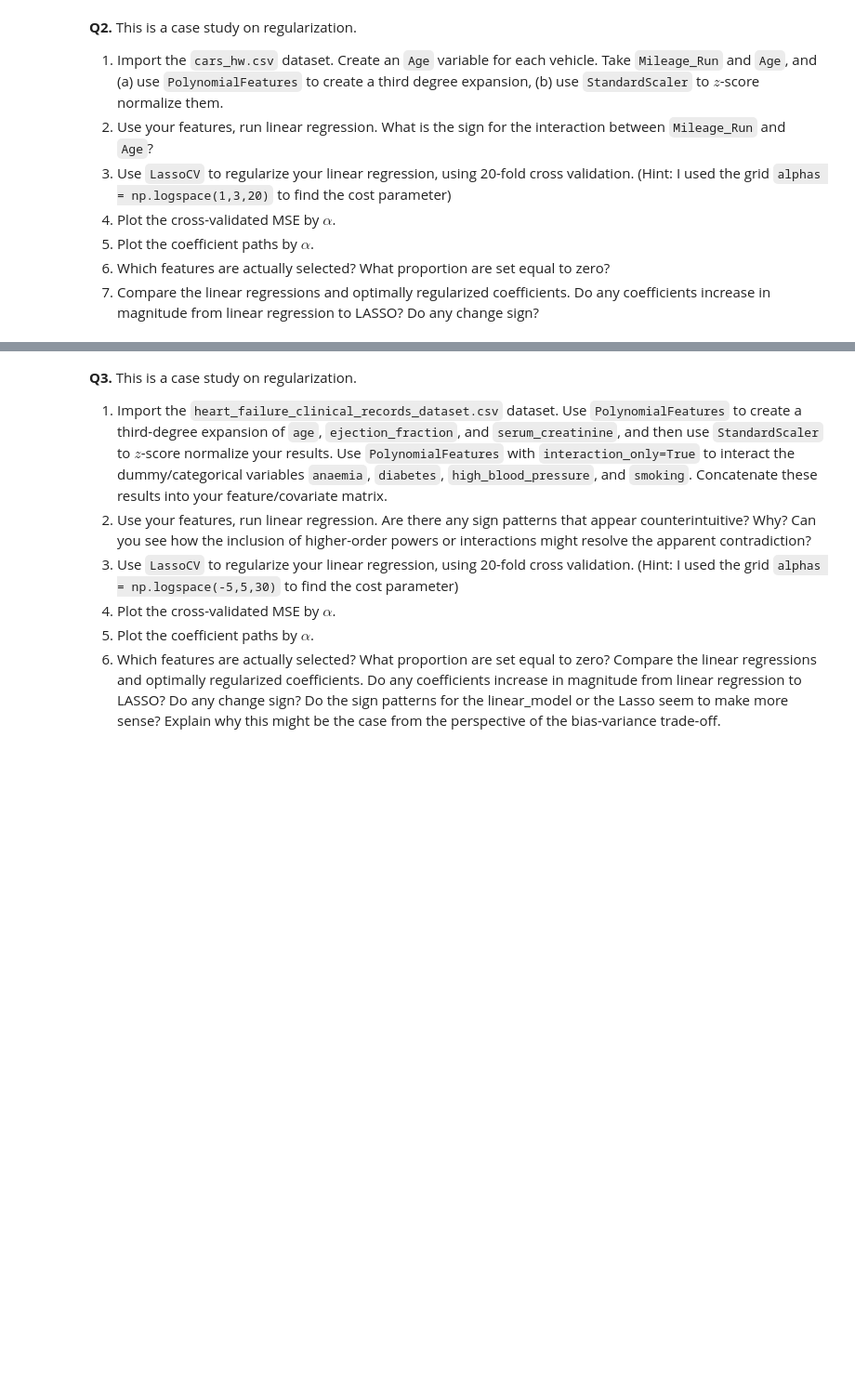
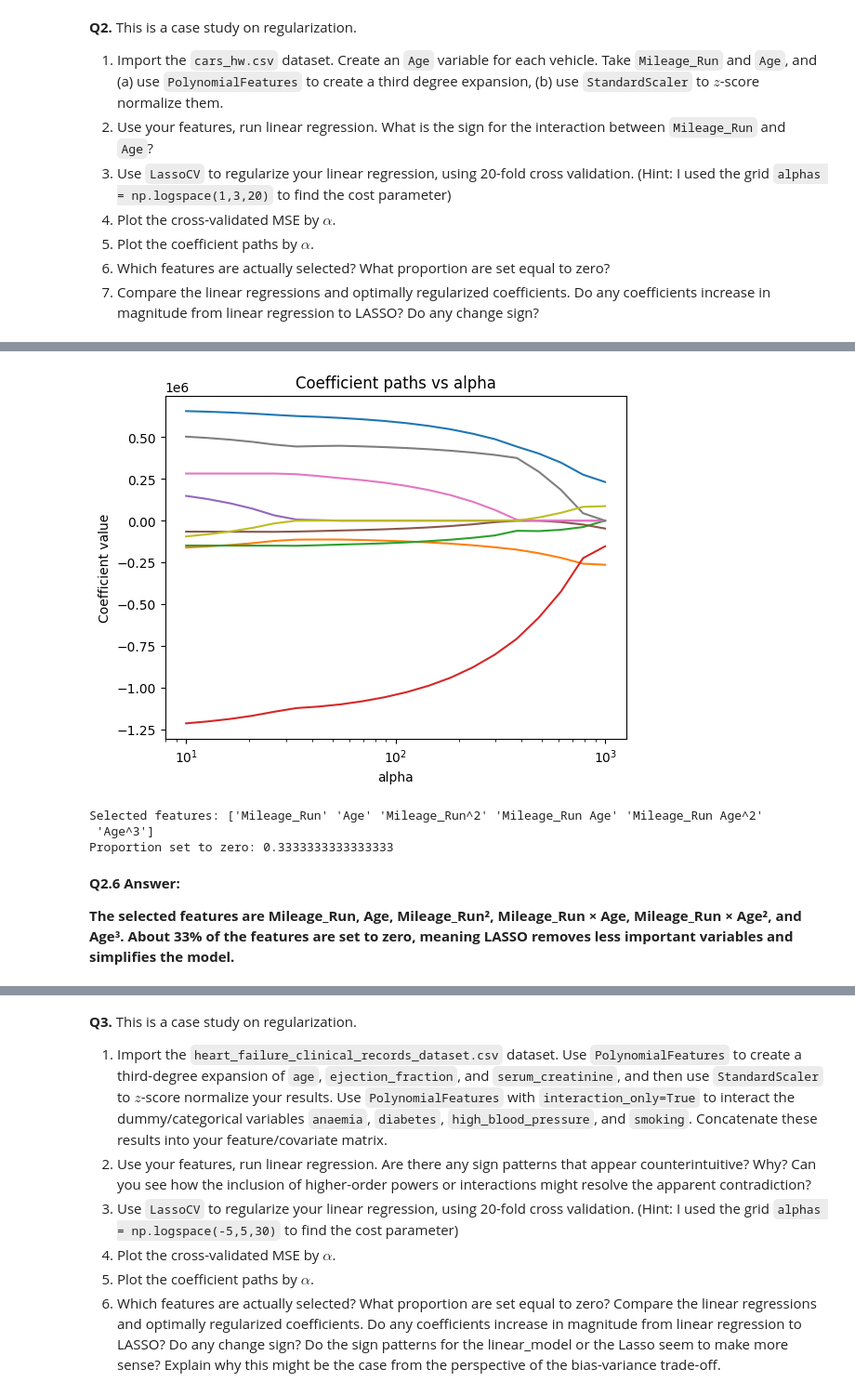
Before and after one commit to namithatholasi/undergrad_ml_assignments, a Jupyter notebook: 04_assignment_regularization.ipynb, the cells around one changed output, grey strips where cells are left out. Shown at 93% size. Saved outputs shown, nothing was run; the diff lists cells and outputs as text; code cells hidden in the pictures; blank space fills up the shorter version.

```diff
--- a/04_assignment_regularization.ipynb
+++ b/04_assignment_regularization.ipynb
@@ -23,0 +131,48 @@
+# %%
+#Q2.5
+
+from sklearn.linear_model import Lasso
+import numpy as np
+import matplotlib.pyplot as plt
+
+coefs = []
+
+for a in alphas:
+    lasso_temp = Lasso(alpha=a, max_iter=10000)
+    lasso_temp.fit(X_scaled, y)
+    coefs.append(lasso_temp.coef_)
+
+coefs = np.array(coefs)
+
+for i in range(coefs.shape[1]):
+    plt.plot(alphas, coefs[:, i])
+
+plt.xscale('log')
+plt.xlabel('alpha')
+plt.ylabel('Coefficient value')
+plt.title('Coefficient paths vs alpha')
+
+plt.show()
+# %% [output]
+[figure, added]
+# %%
+#Q2.6
+
+coefs = lasso.coef_
+
+feature_names = poly.get_feature_names_out(['Mileage_Run', 'Age'])
+
+selected = feature_names[coefs != 0]
+
+prop_zero = np.mean(coefs == 0)
+
+print("Selected features:", selected)
+print("Proportion set to zero:", prop_zero)
+# %% [output]
+Selected features: ['Mileage_Run' 'Age' 'Mileage_Run^2' 'Mileage_Run Age' 'Mileage_Run Age^2'
+ 'Age^3']
+Proportion set to zero: 0.3333333333333333
+# %% [markdown]
+**Q2.6 Answer:**
+
+**The selected features are Mileage_Run, Age, Mileage_Run², Mileage_Run × Age, Mileage_Run × Age², and Age³. About 33% of the features are set to zero, meaning LASSO removes less important variables and simplifies the model.**
```
Also changed, not shown: parts of 17 cells of this notebook.
